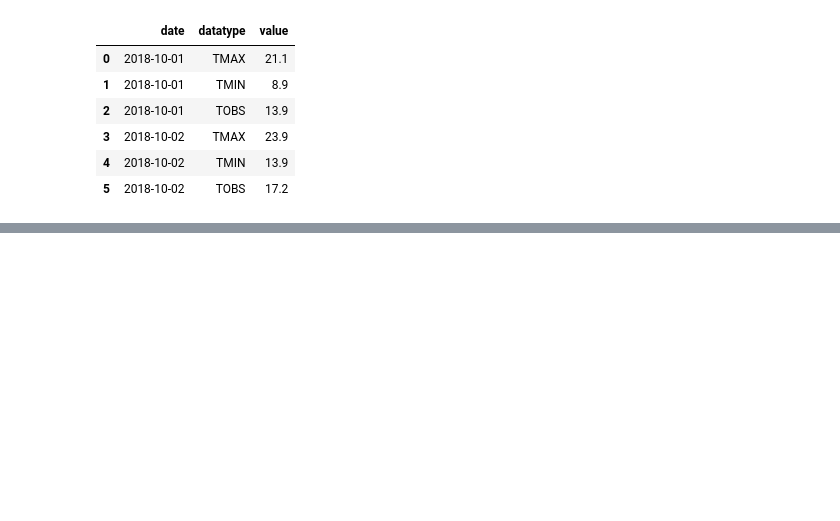
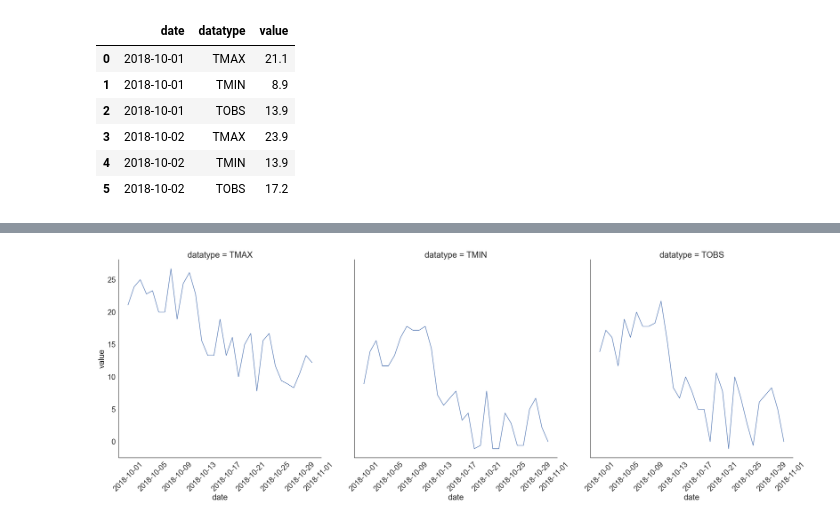
Before and after one commit to roger-mengqiu-chen/DS-learning, a Jupyter notebook: hands-on-da-with-pandas/ch03/1-wide_vs_long.ipynb, the cells around one changed output, grey strips where cells are left out. Cells and saved outputs as stored; diff of their text form; code cells hidden in the pictures; blank space fills up the shorter version.

```diff
--- a/hands-on-da-with-pandas/ch03/1-wide_vs_long.ipynb
+++ b/hands-on-da-with-pandas/ch03/1-wide_vs_long.ipynb
@@ -26,0 +66,13 @@ long_df.head(6)
+# %%
+sns.set_theme(
+    rc={'figure.figsize': (20, 10)},
+    style='white',
+    font_scale=2
+)
+g = sns.FacetGrid(long_df, col='datatype', height=10)
+g = g.map(plt.plot, 'date', 'value')
+g.set_titles(size=25)
+g.set_xticklabels(rotation=45)
+plt.show()
+# %% [output]
+[figure, added]
```
Also changed, not shown: parts of 4 cells of this notebook, 3 other files.
